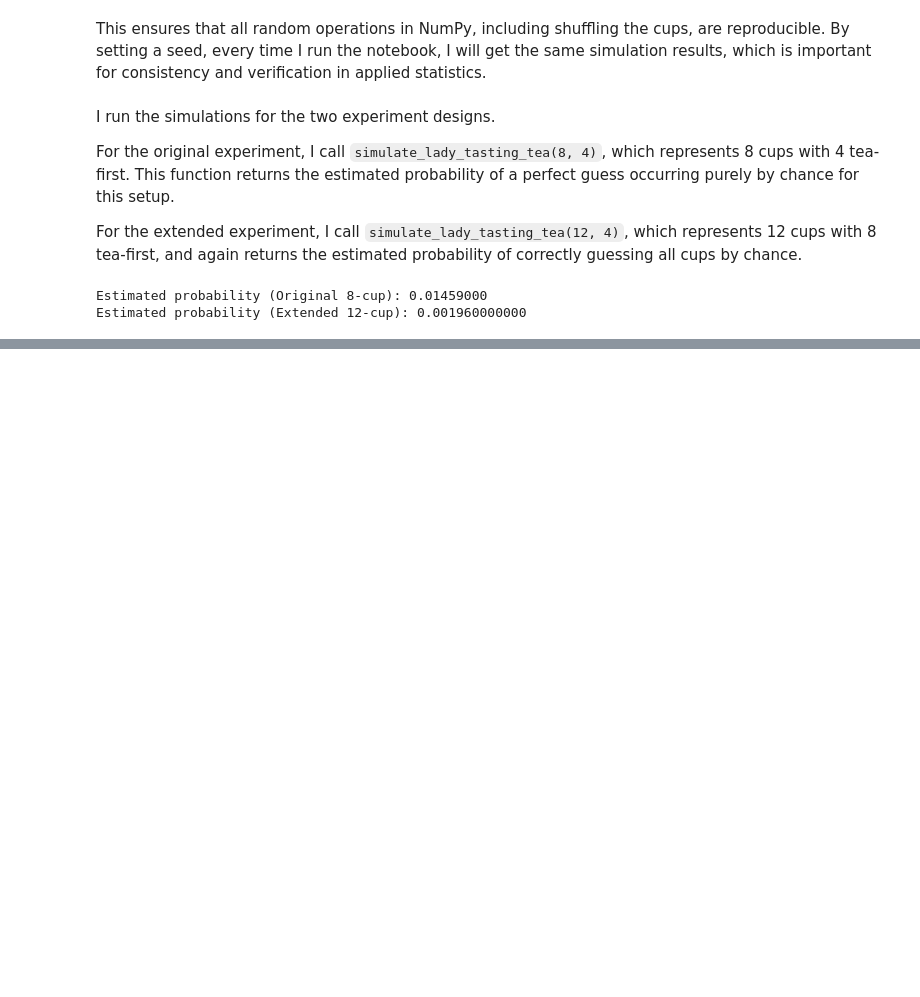
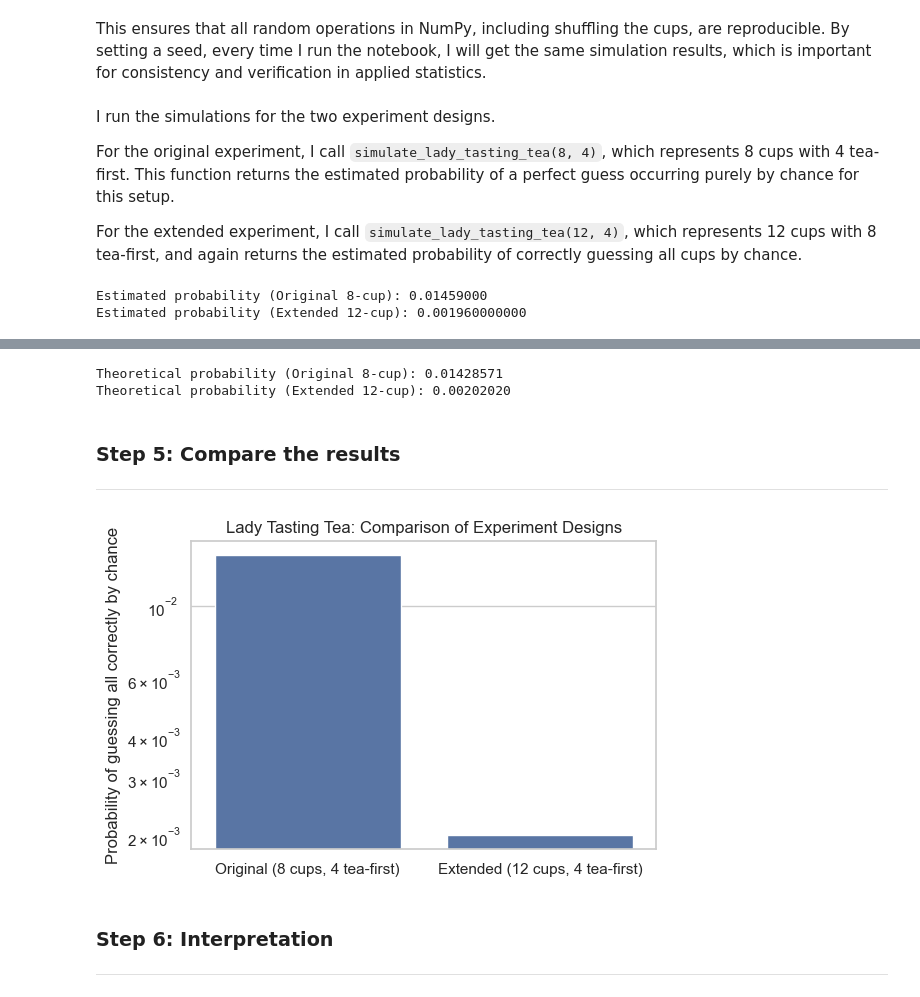
Before and after one commit to atacanbt/applied_statistics, a Jupyter notebook: problems.ipynb, the cells around one changed output, grey strips where cells are left out. Cells and saved outputs as stored; diff of their text form; code cells hidden in the pictures; blank space fills up the shorter version.

Commit message:
1st problem is done! - added the section, theoretical probability to validate the simulation results and also the final interpretation.

```diff
--- a/problems.ipynb
+++ b/problems.ipynb
@@ -91,0 +101,34 @@ Estimated probability (Extended 12-cup): 0.001960000000
+# %%
+# Calculate theoretical probabilities using combinatorial formulas.
+prob_theoretical_original = 1 / comb(8, 4)
+prob_theoretical_extended = 1 / comb(12, 4)
+
+print(f"Theoretical probability (Original 8-cup): {prob_theoretical_original:.8f}")
+print(f"Theoretical probability (Extended 12-cup): {prob_theoretical_extended:.8f}")
+# %% [output]
+Theoretical probability (Original 8-cup): 0.01428571
+Theoretical probability (Extended 12-cup): 0.00202020
+# %% [markdown]
+### Step 5: Compare the results
+---
+# %%
+# The seaborn.barplot function creates a bar plot for visual comparison.
+# See: https://seaborn.pydata.org/generated/seaborn.barplot.html
+# The matplotlib.pyplot.yscale function sets the scaling of the y-axis.
+# See: https://matplotlib.org/stable/api/_as_gen/matplotlib.pyplot.yscale.html
+
+plt.figure(figsize=(6,4))
+
+labels = ["Original (8 cups, 4 tea-first)", "Extended (12 cups, 4 tea-first)"]
+values = [prob_theoretical_original, prob_theoretical_extended]
+
+sns.barplot(x=labels, y=values)
+plt.ylabel("Probability of guessing all correctly by chance")
+plt.title("Lady Tasting Tea: Comparison of Experiment Designs")
+plt.yscale("log")  # probabilities differ substantially
+plt.show()
+# %% [output]
+[figure, added]
+# %% [markdown]
+### Step 6: Interpretation
+---
```
Also changed, not shown: parts of 7 cells of this notebook.
